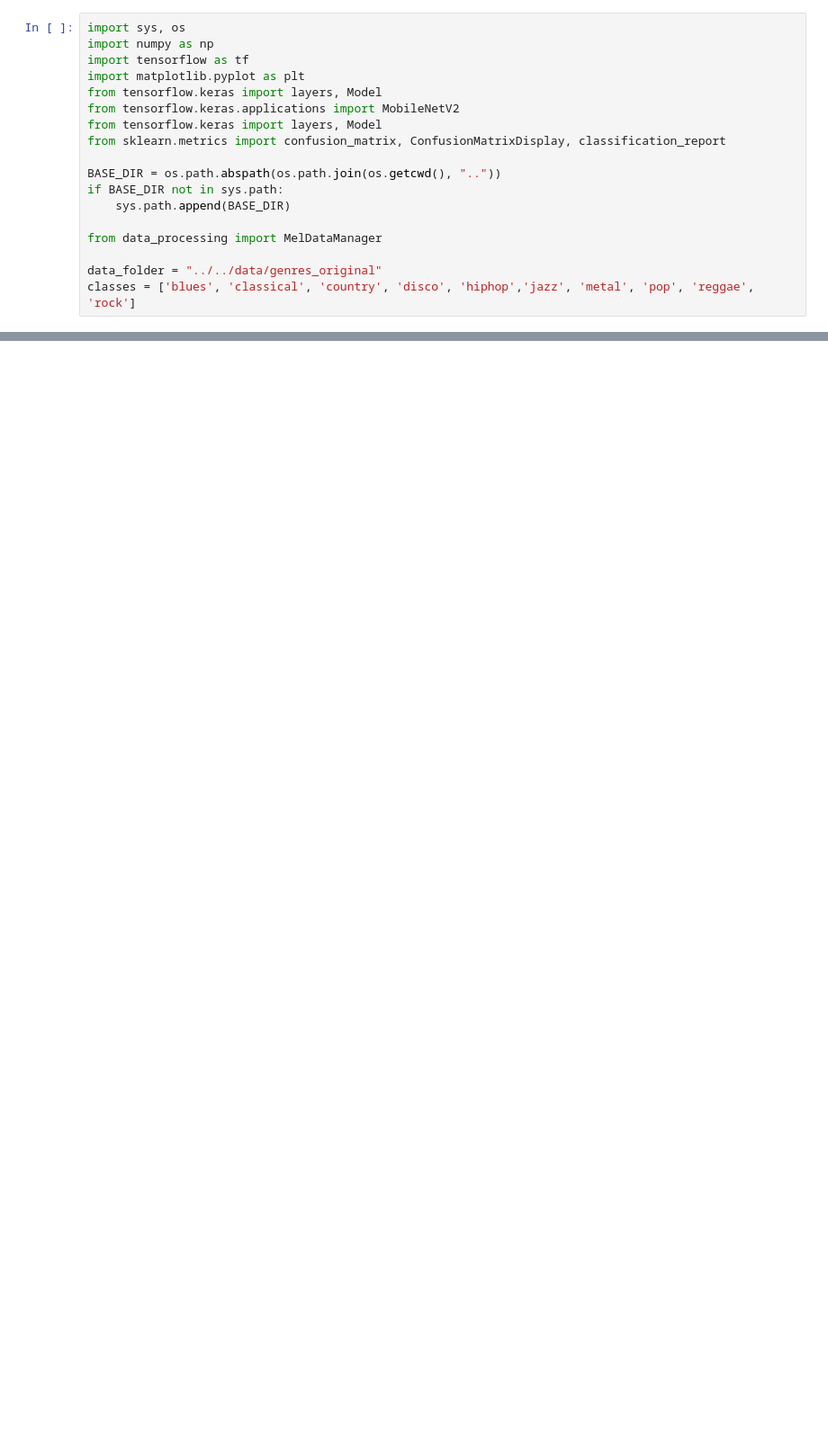
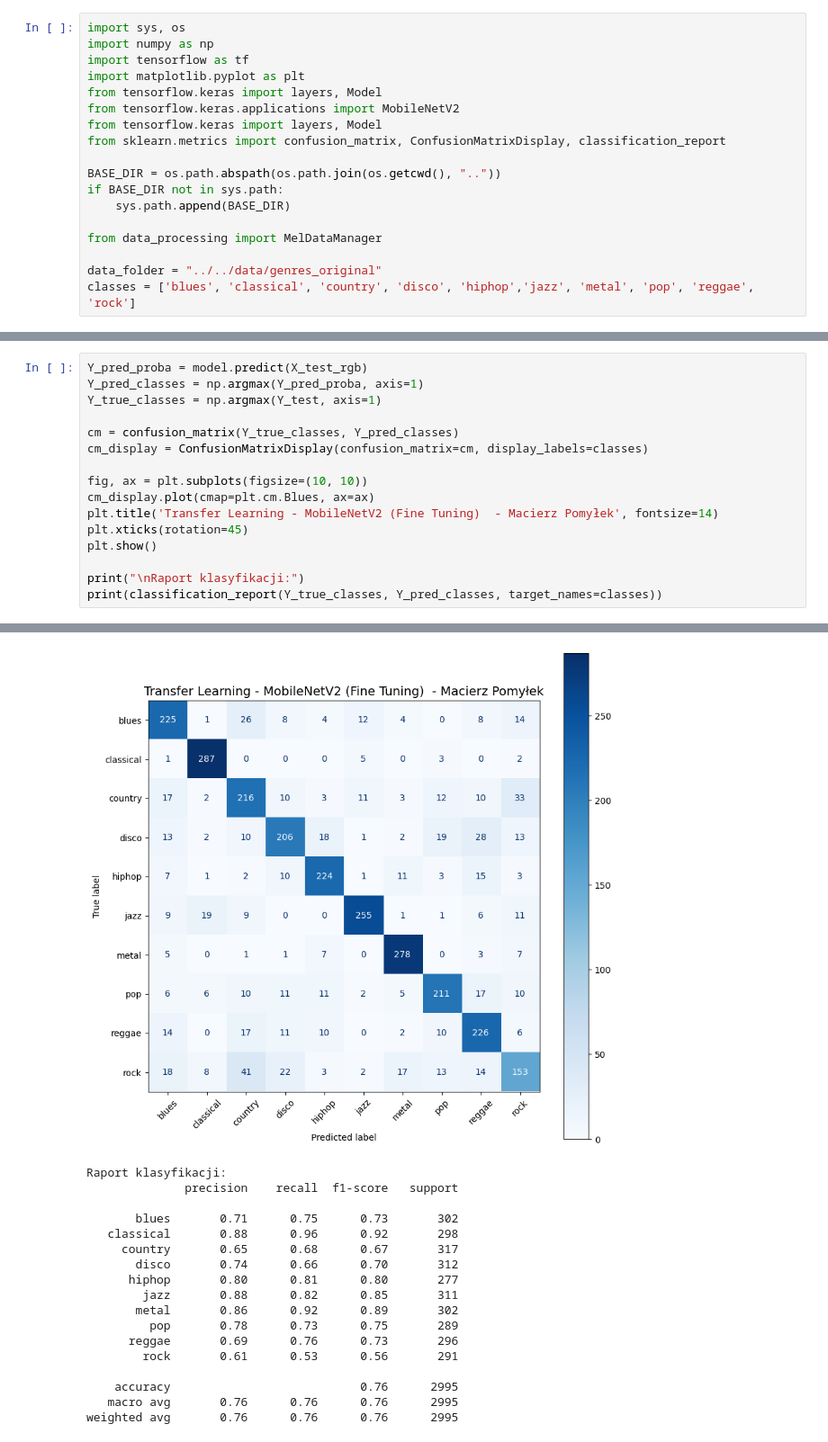
Before and after one commit to PiotrPeca/GenreAI, a Jupyter notebook: ml_part/models_building/transfer_learning.ipynb, the cells around one changed output, grey strips where cells are left out. Shown at 90% size. Drawn from its saved outputs; the diff is of its cells as text; blank space fills up the shorter version.

```diff
--- a/ml_part/models_building/transfer_learning.ipynb
+++ b/ml_part/models_building/transfer_learning.ipynb
@@ -184,0 +296,17 @@ print("Model zapisany jako: ../models/Transfer_learning.keras")
+# %%
+Y_pred_proba = model.predict(X_test_rgb)
+Y_pred_classes = np.argmax(Y_pred_proba, axis=1)
+Y_true_classes = np.argmax(Y_test, axis=1)
+
+cm = confusion_matrix(Y_true_classes, Y_pred_classes)
+cm_display = ConfusionMatrixDisplay(confusion_matrix=cm, display_labels=classes)
+
+fig, ax = plt.subplots(figsize=(10, 10))
+cm_display.plot(cmap=plt.cm.Blues, ax=ax)
+plt.title('Transfer Learning - MobileNetV2 (Fine Tuning)  - Macierz Pomyłek', fontsize=14)
+plt.xticks(rotation=45)
+plt.show()
+
+print("\nRaport klasyfikacji:")
+print(classification_report(Y_true_classes, Y_pred_classes, target_names=classes))
+# %% [output]
@@ -185 +314,19 @@ print("Model zapisany jako: ../models/Transfer_learning.keras")
+[figure, added]
+Raport klasyfikacji:
+              precision    recall  f1-score   support
+
+       blues       0.71      0.75      0.73       302
+   classical       0.88      0.96      0.92       298
+     country       0.65      0.68      0.67       317
+       disco       0.74      0.66      0.70       312
+      hiphop       0.80      0.81      0.80       277
+        jazz       0.88      0.82      0.85       311
+       metal       0.86      0.92      0.89       302
+         pop       0.78      0.73      0.75       289
+      reggae       0.69      0.76      0.73       296
+        rock       0.61      0.53      0.56       291
+
+    accuracy                           0.76      2995
+   macro avg       0.76      0.76      0.76      2995
+weighted avg       0.76      0.76      0.76      2995
 # %%
```
Also changed, not shown: parts of 16 cells of this notebook, 13 other files.
